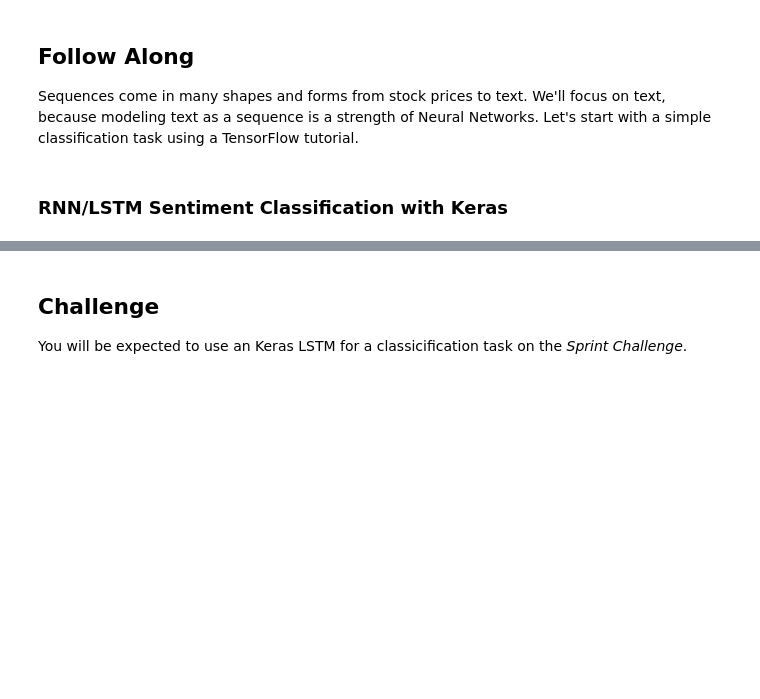
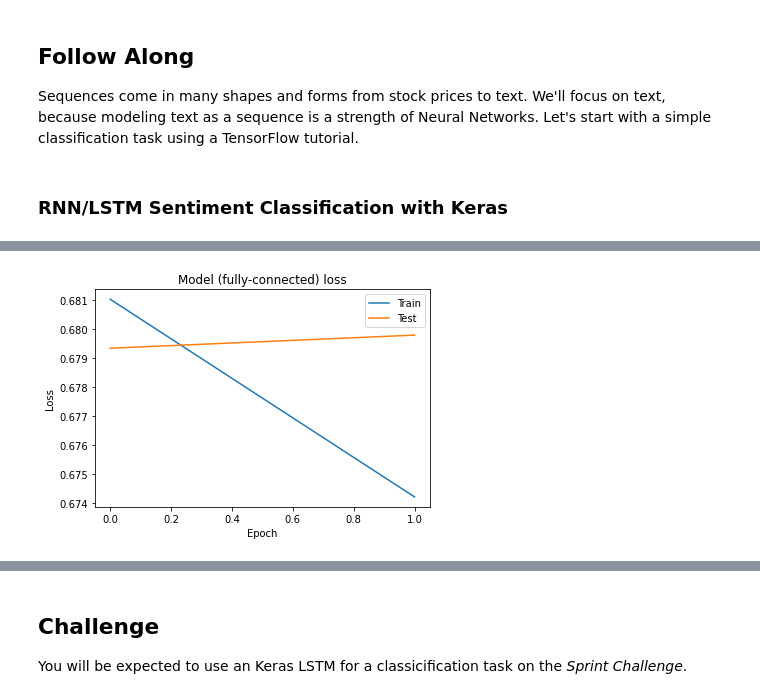
Before and after one commit to Khislatz/DS-Unit-4-Sprint-3-Deep-Learning, a Jupyter notebook: module1-rnn-and-lstm/LS_DS_431_RNN_and_LSTM_Lecture.ipynb, the cells around one changed output, grey strips where cells are left out. Saved outputs shown, nothing was run; the diff lists cells and outputs as text; code cells hidden in the pictures; blank space fills up the shorter version.

```diff
--- a/module1-rnn-and-lstm/LS_DS_431_RNN_and_LSTM_Lecture.ipynb
+++ b/module1-rnn-and-lstm/LS_DS_431_RNN_and_LSTM_Lecture.ipynb
@@ -103,0 +293,15 @@ x_train[0]
+# %%
+from tensorflow.keras.layers import Dropout
+model_fc = Sequential() # model fully connected
+model_fc.add(Embedding(max_features, 128)) # embedding will learn how to vectorize words
+# instead of having a vector that is 20,000 long, we will have a Dense vector of length 128
+model_fc.add(Dropout(0.1))
+model_fc.add(Dense(50, activation='relu'))
+model_fc.add(Dropout(0.1))
+model_fc.add(Dense(50, activation='relu'))
+model_fc.add(Dropout(0.1))
+model_fc.add(Dense(1, activation='sigmoid')) # we want to predict a binary value: whether review is positive or negative
+model_fc.compile(loss='binary_crossentropy',
+                 optimizer='adam',
+                 metrics=['accuracy'])
+model_fc.summary()
@@ -103,0 +326,8 @@ x_train[0]
+# %%
+output_fc = model_fc.fit(x_train,
+                    y_train,
+                    batch_size = batch_size,
+                    epochs = 2,
+                    validation_data=(x_test, y_test))
+
+#if
@@ -103,0 +340,12 @@ x_train[0]
+# %%
+import matplotlib.pyplot as plt
+# 2nd history is a keyword, dictionary after .fit
+plt.plot(output_fc.history['loss'])
+plt.plot(output_fc.history['val_loss'])
+plt.title('Model (fully-connected) loss')
+plt.ylabel('Loss')
+plt.xlabel('Epoch')
+plt.legend(['Train','Test'])
+plt.show();
+# %% [output]
+[figure, added]
```
Also changed, not shown: parts of 61 cells of this notebook.
